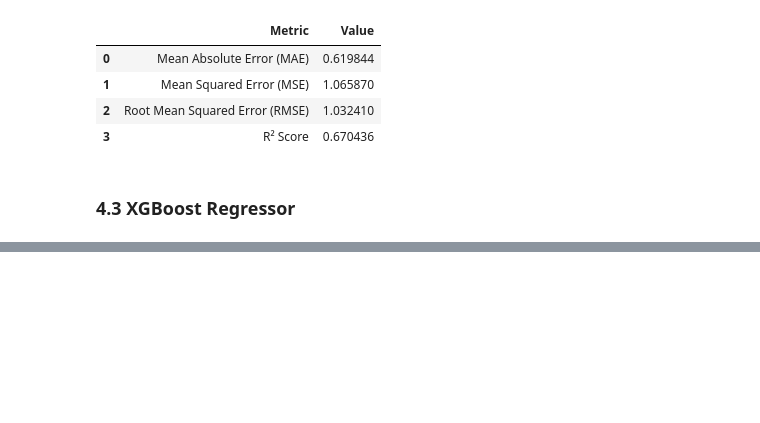
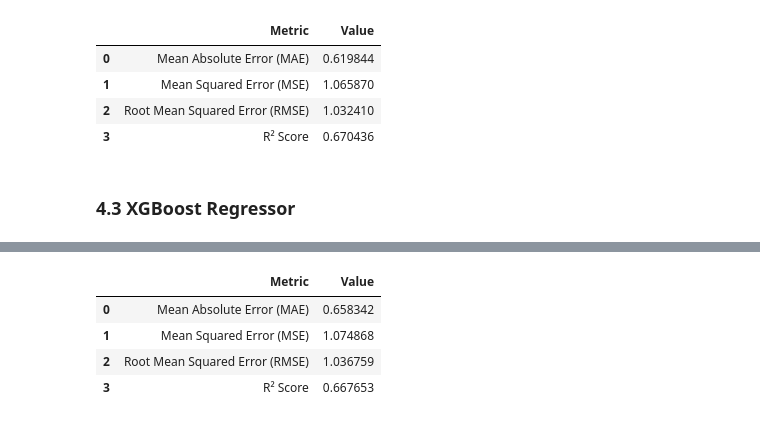
Before and after one commit to Esther-Margaret-Mwangi/Epochs, a Jupyter notebook: notebook/notebook.ipynb, the cells around one changed output, grey strips where cells are left out. Drawn from its saved outputs; the diff is of its cells as text; code cells hidden in the pictures; blank space fills up the shorter version.

```diff
--- a/notebook/notebook.ipynb
+++ b/notebook/notebook.ipynb
@@ -1189,10 +1189,13 @@ rf_results
 from xgboost import XGBRegressor
 
 xgb_model = XGBRegressor(
-    n_estimators=100,
-    learning_rate=0.1,
-    max_depth=6,
+    n_estimators=300,
+    learning_rate=0.05,
+    max_depth=8,
     subsample=0.8,
     colsample_bytree=0.8,
     random_state=42
 )
+
+# Training the model
+xgb_model.fit(X_train, y_train)
@@ -1198,0 +1214,22 @@ xgb_model = XGBRegressor(
+# %%
+# Predicting crop yield
+y_pred_xgb = xgb_model.predict(X_test)
+
+# Evaluating the model
+xgb_mae = mean_absolute_error(y_test, y_pred_xgb)
+xgb_mse = mean_squared_error(y_test, y_pred_xgb)
+xgb_rmse = root_mean_squared_error(y_test, y_pred_xgb)
+xgb_r2 = r2_score(y_test, y_pred_xgb)
+
+xgb_results = pd.DataFrame({
+    "Metric": ["Mean Absolute Error (MAE)", "Mean Squared Error (MSE)", "Root Mean Squared Error (RMSE)", "R² Score"],
+    "Value": [xgb_mae, xgb_mse, xgb_rmse, xgb_r2]
+})
+
+xgb_results
+# %% [output]
+|  | Metric | Value |
+| 0 | Mean Absolute Error (MAE) | 0.658342 |
+| 1 | Mean Squared Error (MSE) | 1.074868 |
+| 2 | Root Mean Squared Error (RMSE) | 1.036759 |
+| 3 | R² Score | 0.667653 |
```
Also changed, not shown: parts of 4 cells of this notebook.
